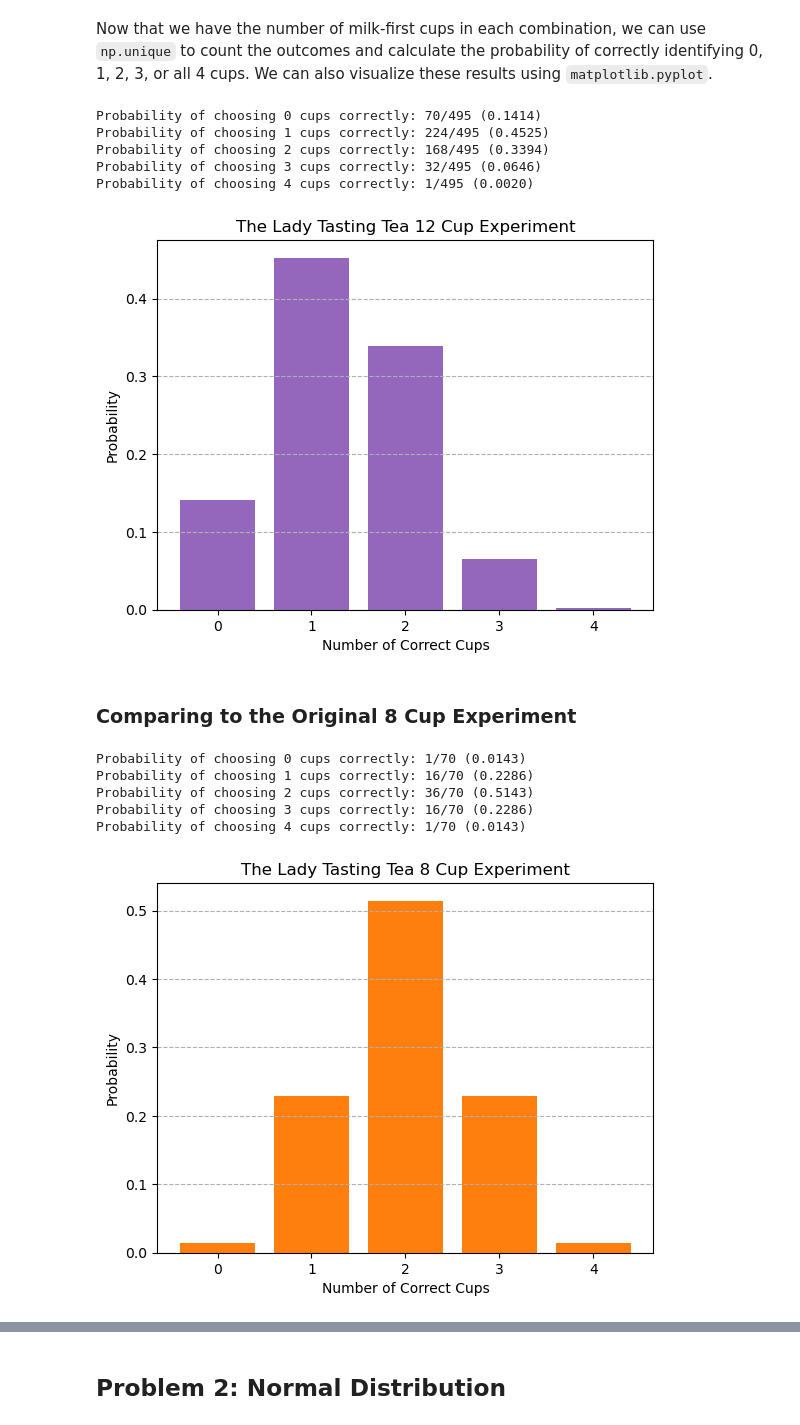
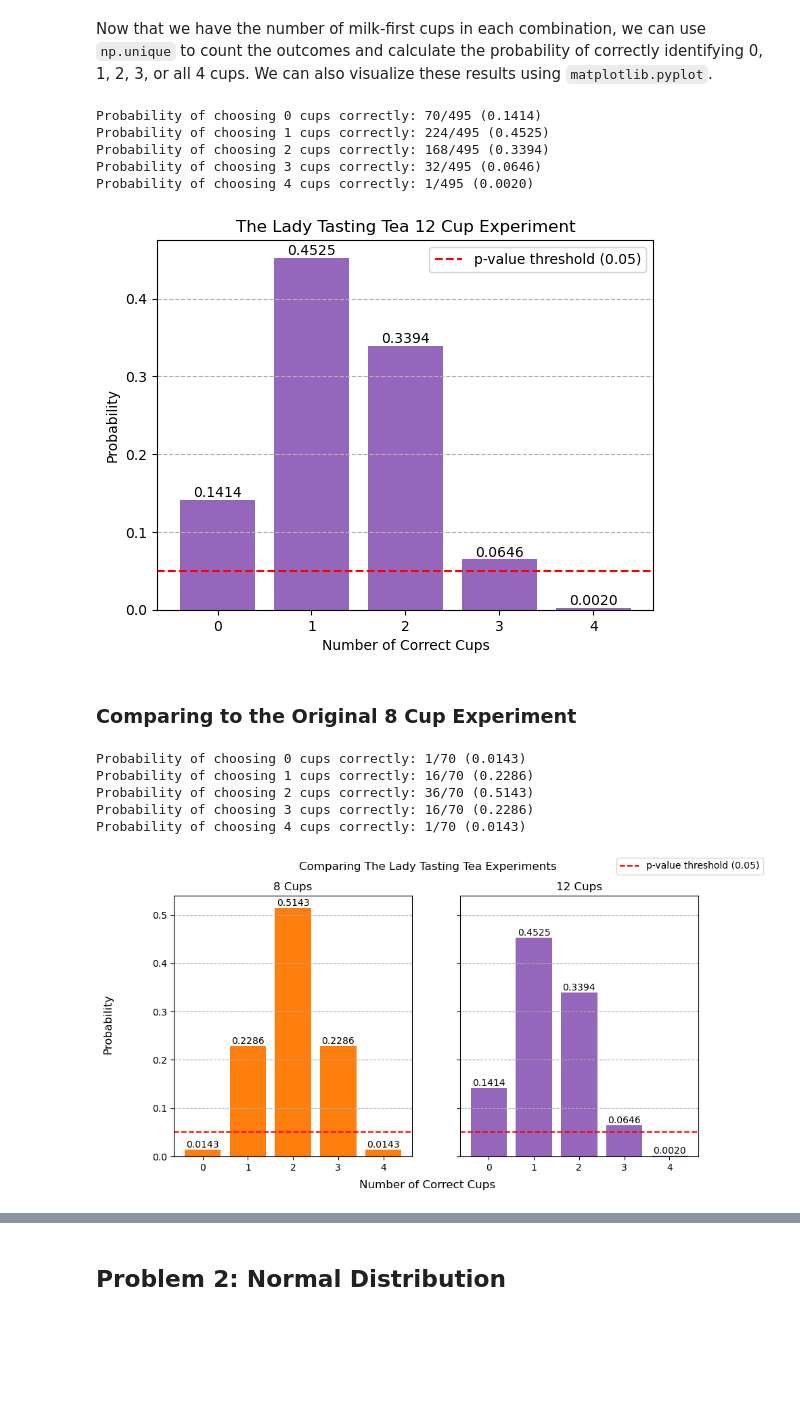
Before and after one commit to eoghanpw/applied-statistics, a Jupyter notebook: problems.ipynb, the cells around one changed output, grey strips where cells are left out. Saved outputs shown, nothing was run; the diff lists cells and outputs as text; code cells hidden in the pictures; blank space fills up the shorter version.

Commit message:
finished lady tasting tea

```diff
--- a/problems.ipynb
+++ b/problems.ipynb
@@ -132,83 +132,103 @@ def get_count(cups, milk_first, printing=False):
     count = np.array(np.unique(total_matches, return_counts=True))
 
     # Loop through to print the probabilities.
+    prob = []
     if printing:
         index = 0
         for cup in count[0]:
             fraction = f"{(count[1][index])}/{(sum(count[1]))}"
             probability = (count[1][index])/(sum(count[1]))
+            prob.append(probability)
             print(f"Probability of choosing {cup} cups correctly: {fraction} ({probability:.4f})")
             index += 1
 
-    return count
-
-
-# Run the function
-count = get_count(cups, milk_first, printing=True)
+    return count, prob
-# %% [output]
-Probability of choosing 0 cups correctly: 70/495 (0.1414)
-Probability of choosing 1 cups correctly: 224/495 (0.4525)
-Probability of choosing 2 cups correctly: 168/495 (0.3394)
-Probability of choosing 3 cups correctly: 32/495 (0.0646)
-Probability of choosing 4 cups correctly: 1/495 (0.0020)
 # %%
+# Run the function to get count, probabilities.
+count_12, prob_12 = get_count(cups, milk_first, printing=True)
+
 # Plot the probabilities.
 fig, ax = plt.subplots()
 
 # Set x & y variables.
-x = count[0]
-y = count[1]/sum(count[1])
+x_12 = count_12[0]
+y_12 = prob_12
+
+# Set p-value threshold.
+y_pvalue = 0.05
 
 # Set the colour.
-color = 'tab:purple'
+color_12 = 'tab:purple'
 
 # Generate the bar chart.
-ax.bar(x, y, color=color)
+bar_12 = ax.bar(x_12, y_12, color=color_12)
 
 # Add title, labels and grid.
 ax.set_title(f"The Lady Tasting Tea {cups} Cup Experiment")
 ax.set_xlabel("Number of Correct Cups")
 ax.set_ylabel("Probability")
 ax.grid(axis="y", linestyle='--')
+ax.bar_label(bar_12, fmt='%.4f')
+
+# Add line for p-value threshold.
+# https://www.geeksforgeeks.org/python/plot-a-horizontal-line-in-matplotlib/
+ax.axhline(y=y_pvalue, color='r', linestyle='--', label=f'p-value threshold ({y_pvalue})')
+
+ax.legend()
 
 # Show plot.
 plt.show()
 # %% [output]
+Probability of choosing 0 cups correctly: 70/495 (0.1414)
+Probability of choosing 1 cups correctly: 224/495 (0.4525)
+Probability of choosing 2 cups correctly: 168/495 (0.3394)
+Probability of choosing 3 cups correctly: 32/495 (0.0646)
+Probability of choosing 4 cups correctly: 1/495 (0.0020)
-[figure, old version]
+[figure, new version]
 # %% [markdown]
 ### Comparing to the Original 8 Cup Experiment
 # %%
 # Number of cups
 orig_cups = 8
 
 # Get the count.
-count_8 = get_count(orig_cups, milk_first, printing=True)
+count_8, prob_8 = get_count(orig_cups, milk_first, printing=True)
+
+# Set x & y variables.
+x_8 = count_8[0]
+y_8 = prob_8
 
 # Plot the probabilities.
-fig, ax = plt.subplots()
-
-# Set x & y variables.
-x = count_8[0]
-y = count_8[1]/sum(count_8[1])
+# https://matplotlib.org/stable/gallery/lines_bars_and_markers/categorical_variables.html
+fig, axs = plt.subplots(1, 2, figsize=(10, 5), sharey=True)
 
 # Set the colour.
-color = 'tab:orange'
+color_8 = 'tab:orange'
 
 # Generate the bar chart.
-ax.bar(x, y, color=color)
+bar_comp_8 = axs[0].bar(x_8, y_8, color=color_8)
+bar_comp_12 = axs[1].bar(x_12, y_12, color=color_12)
 
 # Add title, labels and grid.
-ax.set_title(f"The Lady Tasting Tea {orig_cups} Cup Experiment")
-ax.set_xlabel("Number of Correct Cups")
-ax.set_ylabel("Probability")
-ax.grid(axis="y", linestyle='--')
+fig.suptitle(f"Comparing The Lady Tasting Tea Experiments")
+fig.supxlabel("Number of Correct Cups")
+fig.supylabel("Probability")
+axs[0].set_title('8 Cups')
+axs[1].set_title('12 Cups')
+axs[0].grid(axis="y", linestyle='--')
+axs[1].grid(axis="y", linestyle='--')
+axs[0].bar_label(bar_comp_8, fmt='%.4f')
+axs[1].bar_label(bar_comp_12, fmt='%.4f')
+axs[0].axhline(y=y_pvalue, color='r', linestyle='--', label=f'p-value threshold ({y_pvalue})')
+axs[1].axhline(y=y_pvalue, color='r', linestyle='--')
+fig.legend()
 
 # Show plot.
 plt.show()
 # %% [output]
 Probability of choosing 0 cups correctly: 1/70 (0.0143)
 Probability of choosing 1 cups correctly: 16/70 (0.2286)
 Probability of choosing 2 cups correctly: 36/70 (0.5143)
 Probability of choosing 3 cups correctly: 16/70 (0.2286)
 Probability of choosing 4 cups correctly: 1/70 (0.0143)
-[figure, old version]
+[figure, new version]
```
Also changed, not shown: parts of 14 cells of this notebook.
